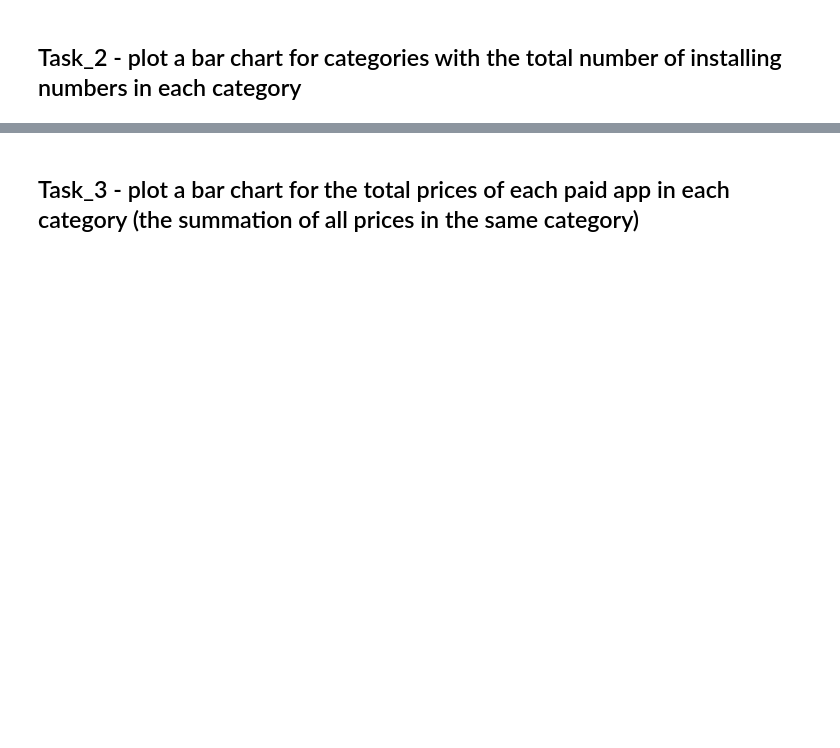
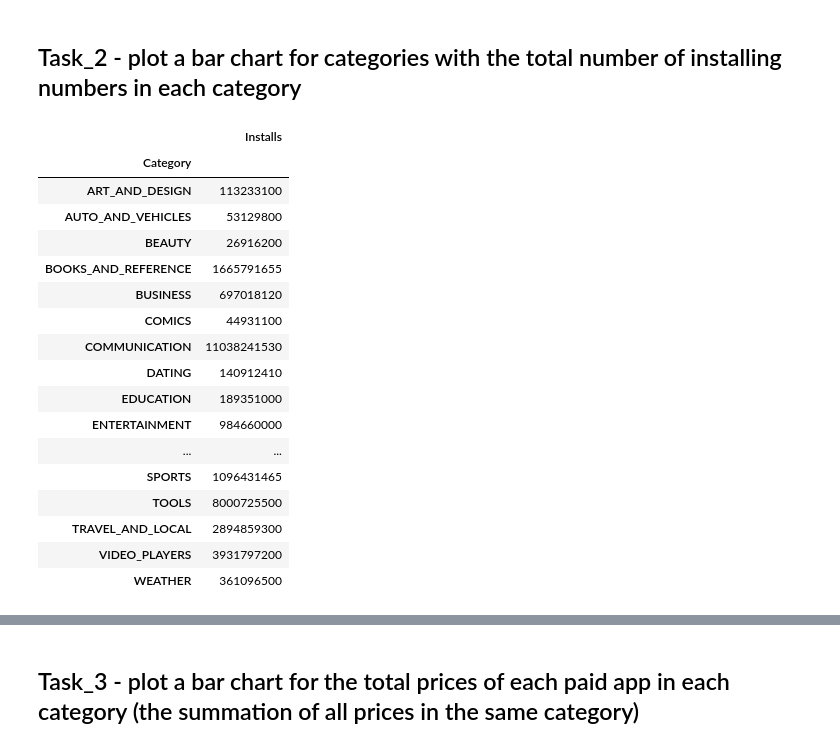
Before and after one commit to onurer87/data-5---team-4, a Jupyter notebook: Stage_2/Week_2/week_2.ipynb, the cells around one changed output, grey strips where cells are left out. Drawn from its saved outputs; the diff is of its cells as text; code cells hidden in the pictures; blank space fills up the shorter version.

```diff
--- a/Stage_2/Week_2/week_2.ipynb
+++ b/Stage_2/Week_2/week_2.ipynb
@@ -13,2 +39,23 @@ df=pd.read_csv('..\Data\cleaned_googleplaystore.csv')
 # %% [markdown]
 ## Task_2 - plot a bar chart for categories with the total number of installing numbers in each category
+# %%
+df[['Category', 'Installs']].groupby('Category', sort=True).agg('sum')
+# %% [output]
+|  | Installs |
+| Category |  |
+| ART_AND_DESIGN | 113233100 |
+| AUTO_AND_VEHICLES | 53129800 |
+| BEAUTY | 26916200 |
+| BOOKS_AND_REFERENCE | 1665791655 |
+| BUSINESS | 697018120 |
+| COMICS | 44931100 |
+| COMMUNICATION | 11038241530 |
+| DATING | 140912410 |
+| EDUCATION | 189351000 |
+| ENTERTAINMENT | 984660000 |
+| ... | ... |
+| SPORTS | 1096431465 |
+| TOOLS | 8000725500 |
+| TRAVEL_AND_LOCAL | 2894859300 |
+| VIDEO_PLAYERS | 3931797200 |
+| WEATHER | 361096500 |
```
Also changed, not shown: parts of 6 cells of this notebook.
